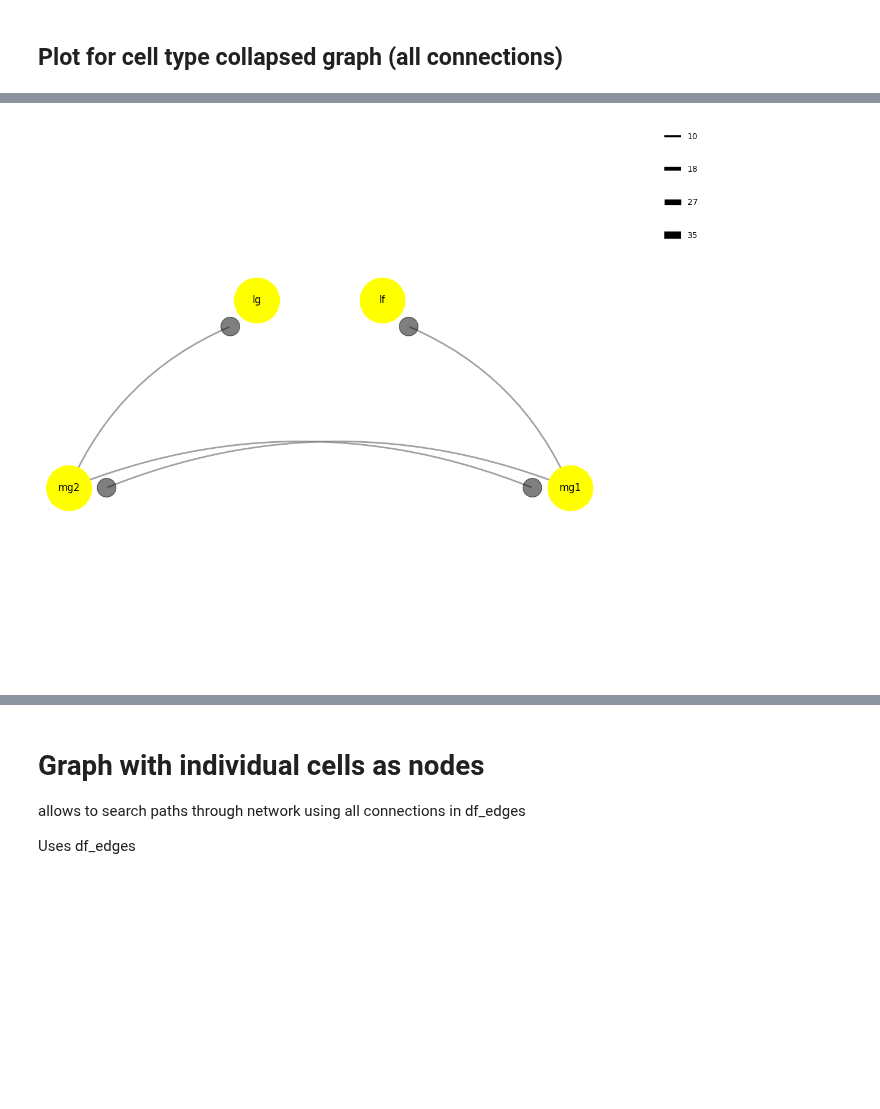
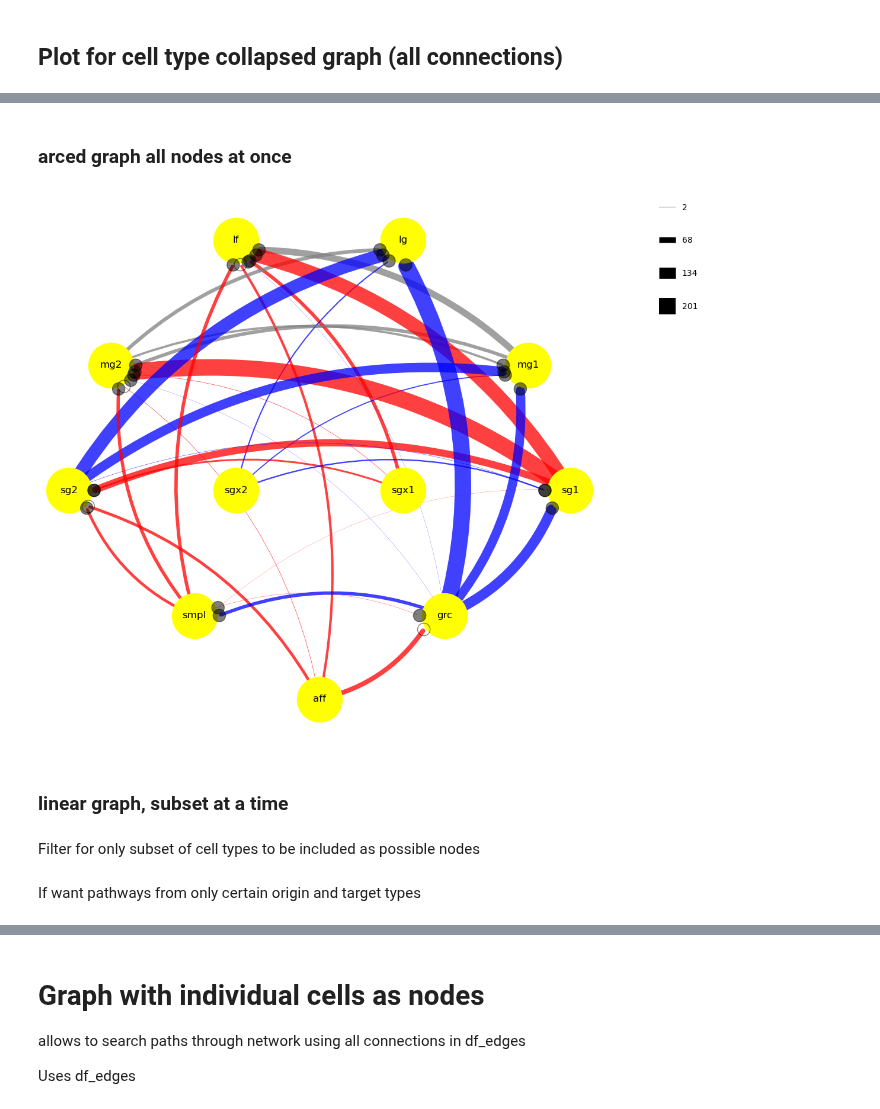
Before and after one commit to neurologic/eCREST, a Jupyter notebook: Network-X.ipynb, the cells around one changed output, grey strips where cells are left out. Cells and saved outputs as stored; diff of their text form; code cells hidden in the pictures; blank space fills up the shorter version.

Commit message:
regular push; eCREST_notebook might not be as clean as last push, but includes some features that are missing from old one

```diff
--- a/Network-X.ipynb
+++ b/Network-X.ipynb
@@ -451,0 +487,5 @@ final_result = deepcopy(merged_df)#[['pre_type', 'post_type', 'mean_weight','mea
+# %%
+n_cells = df_edges_sub.groupby(['pre_type'])['pre'].nunique().reset_index()#res.groupby('pre_type')['weight'].sum()
+n_cells = n_cells.rename(columns={'pre': 'n_pre'})
+# np.round(result_df.weight / denom)
+merged_df = pd.merge(result_df, n_cells, on='pre_type', how='left')
@@ -459,7 +513,7 @@ all_connections = final_result
 # %% [markdown]
 For presynaptic reconstructions, need to switch pre and post columns of result df
 # %%
-final_result.loc[:,'direction']=syn
-final_result.rename(columns={'pre_type':'post_type','post_type':'pre_type','n_post':'n_pre','n_pre':'n_post'}, inplace=True)
 
-all_connections = final_result
+merged_df.rename(columns={'pre_type':'post_type','post_type':'pre_type','n_post':'n_pre','n_pre':'n_post'}, inplace=True)
+
+all_connections = merged_df
@@ -507,8 +557,8 @@ If want pathways from only certain origin types
 # %%
-selected_origin_types = ['mg1','mg2'] #'grc-d','grc-s','sg1','sg2','aff',
+selected_origin_types = ['aff','smpl','sgx1','sg1','mg1','lg','grc','sgx2','sg2','mg2','lf'] #
 
 # Filter edges based on the selected origin types
-filtered_edges = [(u, v) for u, v in G.edges() if u in selected_origin_types]
+filtered_edges = [(u, v) for u, v in G.edges() if (u in selected_origin_types) & (v in selected_origin_types)]
 
 # Create a subgraph using the filtered edges
 subgraph = G.edge_subgraph(filtered_edges)
@@ -551,17 +591,22 @@ nx.draw(subgraph, pos,
+# %% [markdown]
+### arced graph all nodes at once
+# %%
+network_types = ['aff','smpl','sgx1','sg1','mg1','lg','grc','sgx2','sg2','mg2','lf']
+filtered_edges = [(u, v) for u, v in G.edges() if (u in network_types) & (v in network_types)]
+cleaned_G = G.edge_subgraph(filtered_edges)
 # %%
 node_positions = {
     'aff': (3.5,1.5),
-    'grc-s': (2,2.5),
-    'grc-d': (5,2.5),
-    'sgx2': (3,4),
-    'sgx1': (4,4),
-    'sg2': (1,4),
-    'sg1': (6,4),
-    'mg2': (1.5,5.5),
-    'mg1': (5.5,5.5),
-    'lg': (3,7),
-    'lf': (4,7),
-    'dml': (0.5,4.5),
+    'smpl': (2,2.5),
+    'grc': (5,2.5),
+    'sgx2': (2.5,4),
+    'sgx1': (4.5,4),
+    'sg2': (0.5,4),
+    'sg1': (6.5,4),
+    'mg2': (1,5.5),
+    'mg1': (6,5.5),
+    'lf': (2.5,7),
+    'lg': (4.5,7),
     'tsd': (6.5,4.5),
 
 }
@@ -569,11 +614,10 @@ node_positions = {
 # subgraph = G
 color_spec = {'mg1':'gray',
              'sg1':'red',
-             'grc-s':'red',
+             'smpl':'red',
              'mg2':'gray',
              'sg2':'blue',
-             'grc-d':'blue',
-             'dml':'gray',
+             'grc':'blue',
              'sgx1':'red',
              'sgx2':'blue',
              'aff':'red'}
@@ -581,30 +625,30 @@ color_spec = {'mg1':'gray',
 # pos = nx.circular_layout(G) #kamada_kawai_layout(G) #spring_layout(G)  # Position nodes using a layout
 hfig,ax = plt.subplots(1,figsize=(12,12))
 
-min_weight = 2
-weight_scale = 0.25
+min_weight = 1
+weight_scale = 0.1
 
 # Draw nodes
-nx.draw_networkx_nodes(subgraph, pos=node_positions,node_color='yellow', node_size=3000)
+nx.draw_networkx_nodes(cleaned_G, pos=node_positions,node_color='yellow', node_size=3000)
 # Draw node labels
-node_labels = {node: node for node in subgraph.nodes()}  # Assuming node labels are the same as node names
-nx.draw_networkx_labels(subgraph, pos=node_positions, labels=node_labels, font_size=12)
+node_labels = {node: node for node in cleaned_G.nodes()}  # Assuming node labels are the same as node names
+nx.draw_networkx_labels(cleaned_G, pos=node_positions, labels=node_labels, font_size=12)
 
 d_stop_short = 0.3
-for u, v, d in subgraph.edges(data=True):
+for u, v, d in cleaned_G.edges(data=True):
     if d['weight']>min_weight:
         start = node_positions[u]
         stop = point_on_line(node_positions[v], node_positions[u], d_stop_short)
 
         rad_arc = 0.2
-        if u in ['mg2','sg2','sgx-2','grc-s']: rad_arc = -0.2
+        if u in ['mg2','sg2','sgx2','smpl']: rad_arc = -0.2
 
         # Draw a curved line (without arrowhead) between nodes 'a' and 'b'
         arrow = patches.FancyArrowPatch(posA=start,
                                 posB=stop,
                                 arrowstyle='-',
                                 color=color_spec[u],
-                                linewidth= 2, #d['weight']*weight_scale,
+                                linewidth= d['weight']*weight_scale, #2, #
                                 mutation_scale=20,
                                 connectionstyle=f"arc3,rad={rad_arc}",
                                 alpha=0.75, zorder=0)
@@ -622,32 +666,36 @@ for u, v, d in subgraph.edges(data=True):
                             circle_radius, fill=circle_fill, alpha = 0.5, facecolor= 'black', edgecolor='black', linewidth=circle_edge_width, zorder=2)
         plt.gca().add_patch(circle)
 
 # Set aspect ratio to be equal to ensure the circle appears as a circle
 plt.axis('equal')
 
 # Set axis limits and turn off axis for a cleaner visualization
 # plt.xlim(-0.5, 2.5)
 # plt.ylim(-0.5, 0.5)
 plt.axis('off')
 
 
-edge_weights = {(u, v): subgraph[u][v]['weight'] for u, v in subgraph.edges() if subgraph[u][v]['weight']>min_weight}
+edge_weights = {(u, v): cleaned_G[u][v]['weight'] for u, v in cleaned_G.edges() if cleaned_G[u][v]['weight']>min_weight}
 
 # Create a custom legend for edge widths
 min_weight = min(edge_weights.values())
 max_weight = max(edge_weights.values())
 num_levels = 4  # Number of levels in the legend
 lines = []
 edges_weight_list=[]
 for i in range(num_levels):
     level_weight = min_weight + (i / (num_levels - 1)) * (max_weight - min_weight)
     lines.append(Line2D([],[], linewidth=level_weight*weight_scale, color='black',solid_capstyle='butt'))
     edges_weight_list.append(int(level_weight))
 
 legend = plt.legend(lines, edges_weight_list, bbox_to_anchor=(1.2,1), frameon=False,labelspacing=3)#,prop={'solid_capstyle':'butt'})
 
 
 # Show the plot
 plt.show()
 # %% [output]
-[figure, old version]
+[figure, new version]
+# %% [markdown]
+### linear graph, subset at a time
+# %% [markdown]
+Filter for only subset of cell types to be included as possible nodes
@@ -653,0 +706,2 @@ plt.show()
+# %% [markdown]
+If want pathways from only certain origin and target types
```
Also changed, not shown: parts of 45 cells of this notebook, 8 other files.
